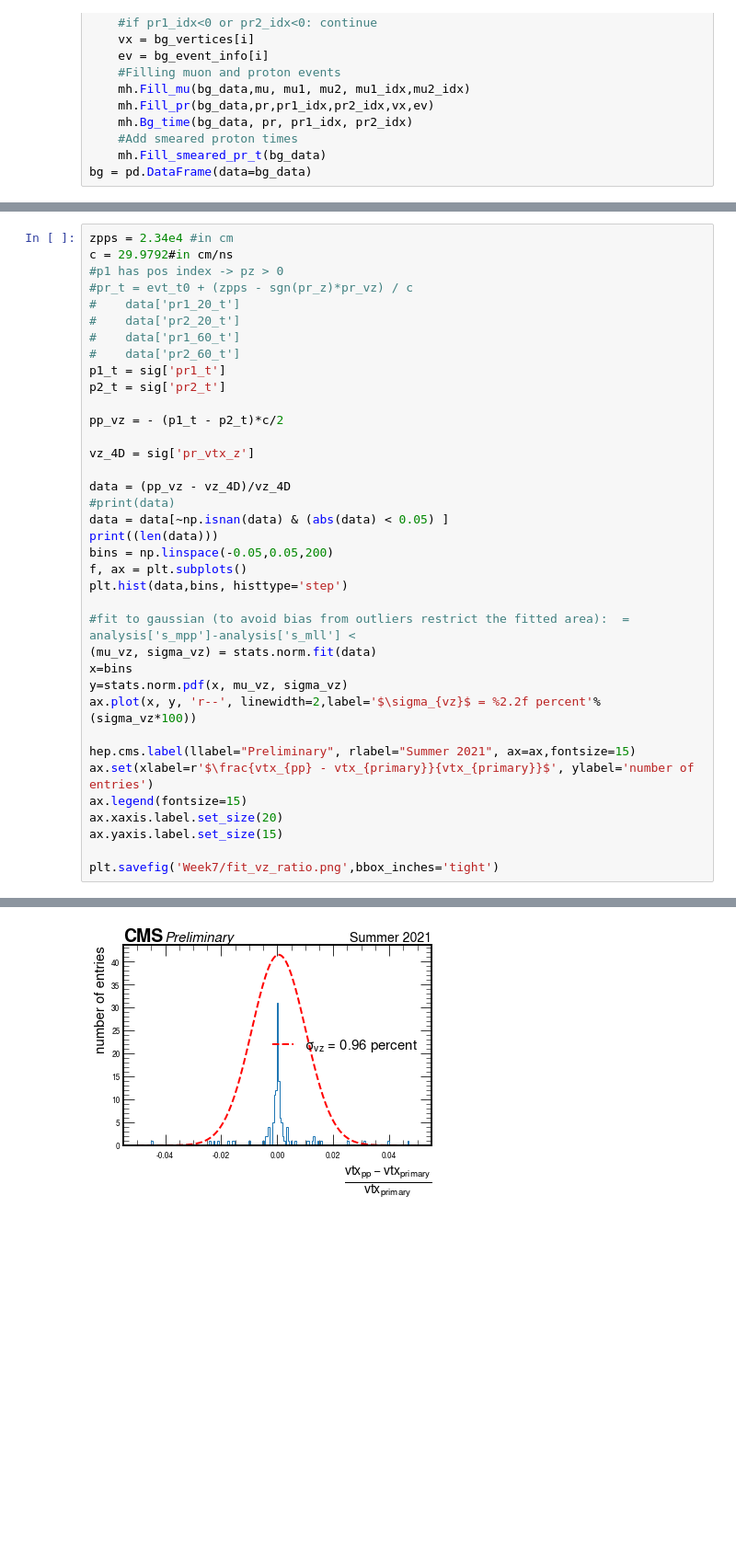
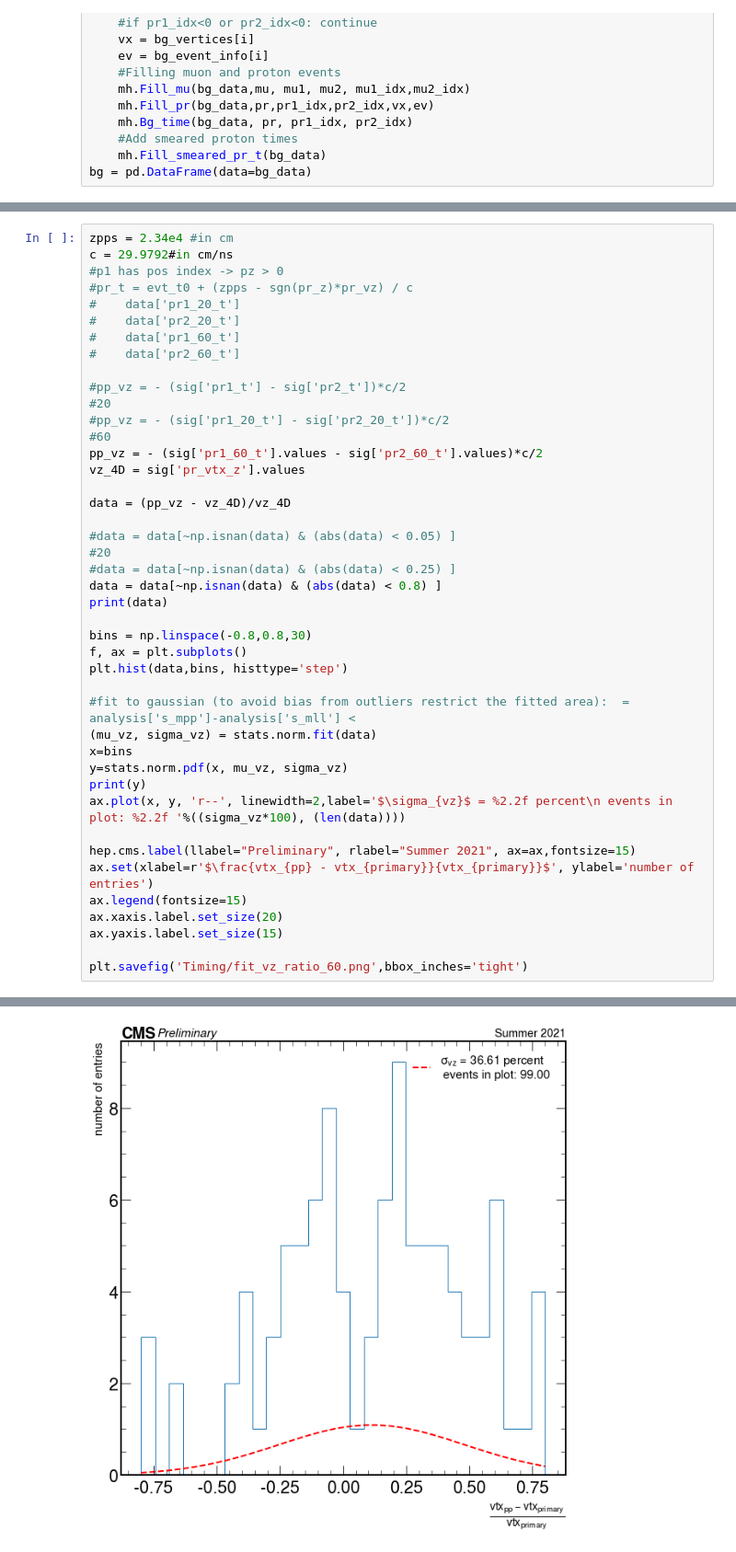
Before and after one commit to jloemker/SWAN, a Jupyter notebook: Analysis_timing.ipynb, the cells around one changed output, grey strips where cells are left out. Shown at 92% size. Cells and saved outputs as stored; diff of their text form; blank space fills up the shorter version.

```diff
--- a/Analysis_timing.ipynb
+++ b/Analysis_timing.ipynb
@@ -140,18 +245,23 @@ c = 29.9792#in cm/ns
 #    data['pr2_20_t']
 #    data['pr1_60_t']
 #    data['pr2_60_t']
-p1_t = sig['pr1_t']
-p2_t = sig['pr2_t']
 
-pp_vz = - (p1_t - p2_t)*c/2
-
-vz_4D = sig['pr_vtx_z']
+#pp_vz = - (sig['pr1_t'] - sig['pr2_t'])*c/2
+#20
+#pp_vz = - (sig['pr1_20_t'] - sig['pr2_20_t'])*c/2
+#60
+pp_vz = - (sig['pr1_60_t'].values - sig['pr2_60_t'].values)*c/2
+vz_4D = sig['pr_vtx_z'].values
 
 data = (pp_vz - vz_4D)/vz_4D
-#print(data)
-data = data[~np.isnan(data) & (abs(data) < 0.05) ]
-print((len(data)))
-bins = np.linspace(-0.05,0.05,200)
+
+#data = data[~np.isnan(data) & (abs(data) < 0.05) ]
+#20
+#data = data[~np.isnan(data) & (abs(data) < 0.25) ]
+data = data[~np.isnan(data) & (abs(data) < 0.8) ]
+print(data)
+
+bins = np.linspace(-0.8,0.8,30)
 f, ax = plt.subplots()
 plt.hist(data,bins, histtype='step')
 
@@ -159,7 +269,8 @@ plt.hist(data,bins, histtype='step')
 (mu_vz, sigma_vz) = stats.norm.fit(data)
 x=bins
 y=stats.norm.pdf(x, mu_vz, sigma_vz)
-ax.plot(x, y, 'r--', linewidth=2,label='$\sigma_{vz}$ = %2.2f percent'%(sigma_vz*100))
+print(y)
+ax.plot(x, y, 'r--', linewidth=2,label='$\sigma_{vz}$ = %2.2f percent\n events in plot: %2.2f '%((sigma_vz*100), (len(data))))
 
 hep.cms.label(llabel="Preliminary", rlabel="Summer 2021", ax=ax,fontsize=15)
 ax.set(xlabel=r'$\frac{vtx_{pp} - vtx_{primary}}{vtx_{primary}}$', ylabel='number of entries')
@@ -167,5 +278,5 @@ ax.legend(fontsize=15)
 ax.xaxis.label.set_size(20)
 ax.yaxis.label.set_size(15)
 
-plt.savefig('Week7/fit_vz_ratio.png',bbox_inches='tight')
+plt.savefig('Timing/fit_vz_ratio_60.png',bbox_inches='tight')
 # %% [output]
@@ -173 +300 @@ plt.savefig('Week7/fit_vz_ratio.png',bbox_inches='tight')
-[figure, old version]
+[figure, new version]
```
Also changed, not shown: parts of 16 cells of this notebook, 1 other file.
